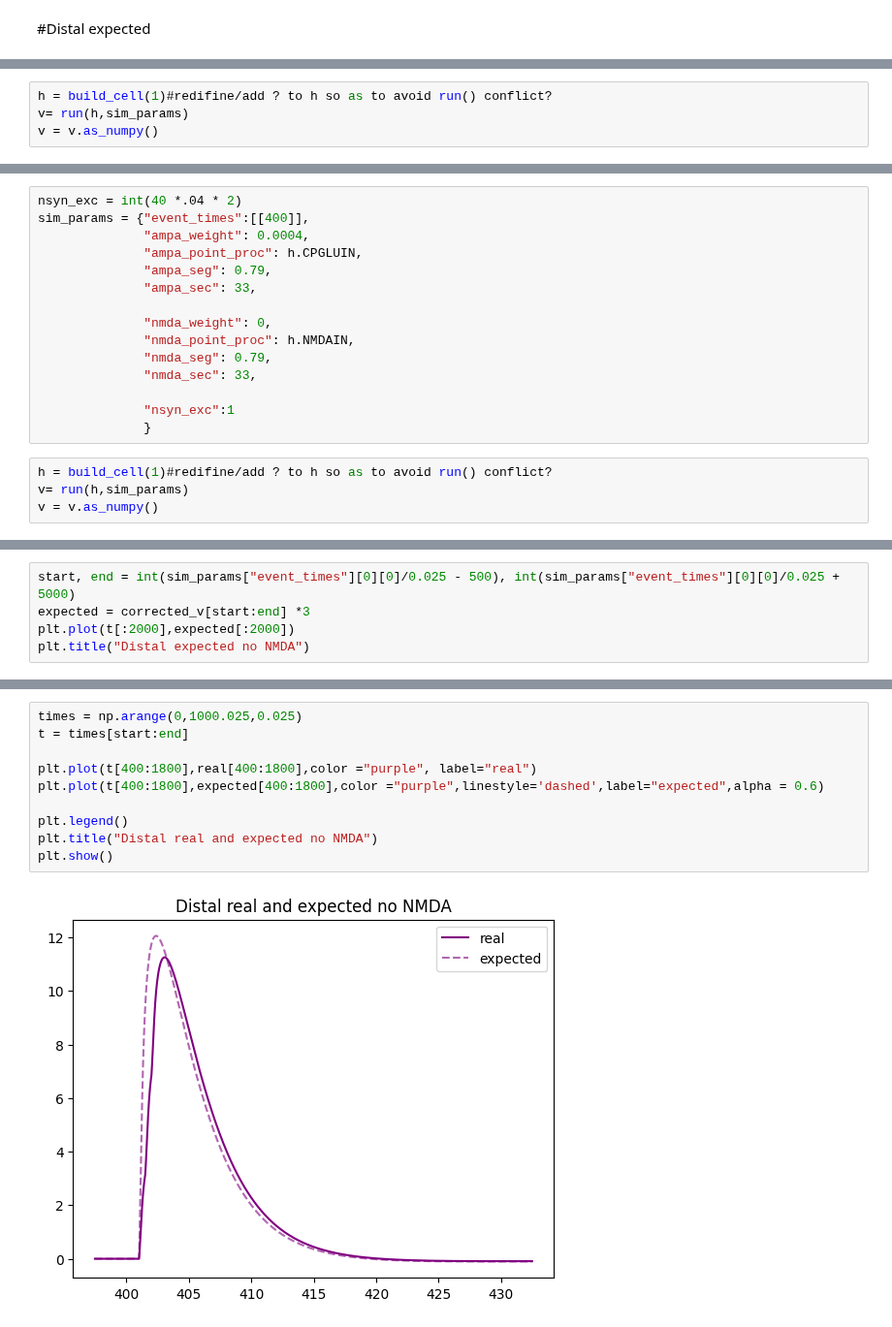
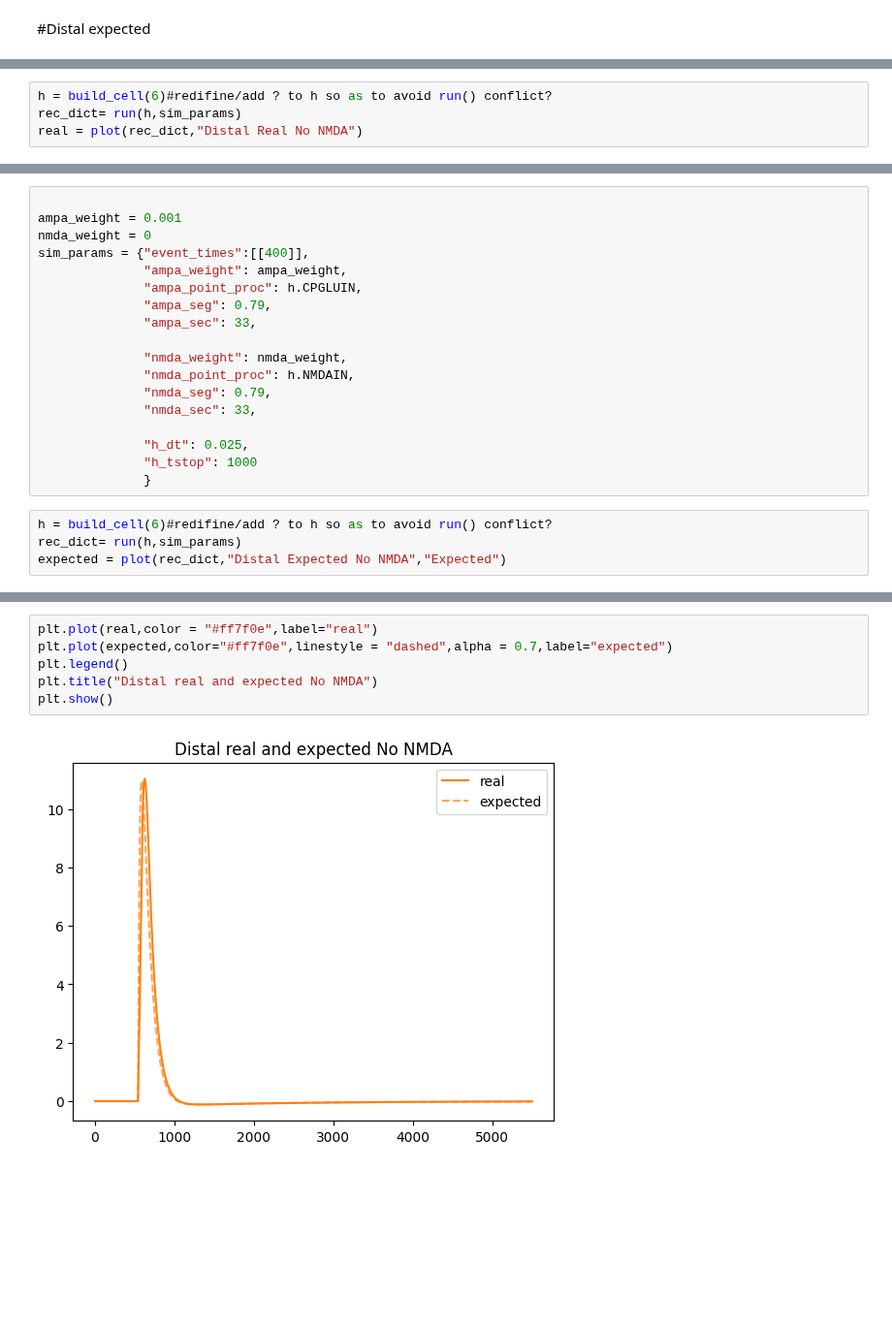
Before and after one commit to ddopp4877/single-cell-tuning, a Jupyter notebook: test_cell_with_syns.ipynb, the cells around one changed output, grey strips where cells are left out. Shown at 97% size. Drawn from its saved outputs; the diff is of its cells as text; blank space fills up the shorter version.

```diff
--- a/test_cell_with_syns.ipynb
+++ b/test_cell_with_syns.ipynb
@@ -459,5 +507,5 @@ sim_params = {"event_times":[[400], [400.5],[401]],
               }
 # %%
-h = build_cell(1)#redifine/add ? to h so as to avoid run() conflict?
-v= run(h,sim_params)
-v = v.as_numpy()
+h = build_cell(6)#redifine/add ? to h so as to avoid run() conflict?
+rec_dict= run(h,sim_params)
+real = plot(rec_dict,"Distal Real No NMDA")
@@ -480,19 +516,22 @@ Text(0.5, 1.0, 'Distal real no NMDA')
 # %%
-nsyn_exc = int(40 *.04 * 2)
+
+ampa_weight = 0.001
+nmda_weight = 0
 sim_params = {"event_times":[[400]],
-              "ampa_weight": 0.0004,
+              "ampa_weight": ampa_weight,
               "ampa_point_proc": h.CPGLUIN,
               "ampa_seg": 0.79,
               "ampa_sec": 33,
 
-              "nmda_weight": 0,
+              "nmda_weight": nmda_weight,
               "nmda_point_proc": h.NMDAIN,
               "nmda_seg": 0.79,
               "nmda_sec": 33,
 
-              "nsyn_exc":1
+              "h_dt": 0.025,
+              "h_tstop": 1000
               }
 # %%
-h = build_cell(1)#redifine/add ? to h so as to avoid run() conflict?
-v= run(h,sim_params)
-v = v.as_numpy()
+h = build_cell(6)#redifine/add ? to h so as to avoid run() conflict?
+rec_dict= run(h,sim_params)
+expected = plot(rec_dict,"Distal Expected No NMDA","Expected")
@@ -505,5 +539,0 @@ corrected_v = np.array(corrected_v)
-# %%
-start, end = int(sim_params["event_times"][0][0]/0.025 - 500), int(sim_params["event_times"][0][0]/0.025 + 5000)
-expected = corrected_v[start:end] *3
-plt.plot(t[:2000],expected[:2000])
-plt.title("Distal expected no NMDA")
@@ -513,12 +540,8 @@ Text(0.5, 1.0, 'Distal expected no NMDA')
 # %%
-times = np.arange(0,1000.025,0.025)
-t = times[start:end]
-
-plt.plot(t[400:1800],real[400:1800],color ="purple", label="real")
-plt.plot(t[400:1800],expected[400:1800],color ="purple",linestyle='dashed',label="expected",alpha = 0.6)
-
+plt.plot(real,color = "#ff7f0e",label="real")
+plt.plot(expected,color="#ff7f0e",linestyle = "dashed",alpha = 0.7,label="expected")
 plt.legend()
-plt.title("Distal real and expected no NMDA")
+plt.title("Distal real and expected No NMDA")
 plt.show()
 # %% [output]
-[figure, old version]
+[figure, new version]
```
Also changed, not shown: parts of 43 cells of this notebook.
